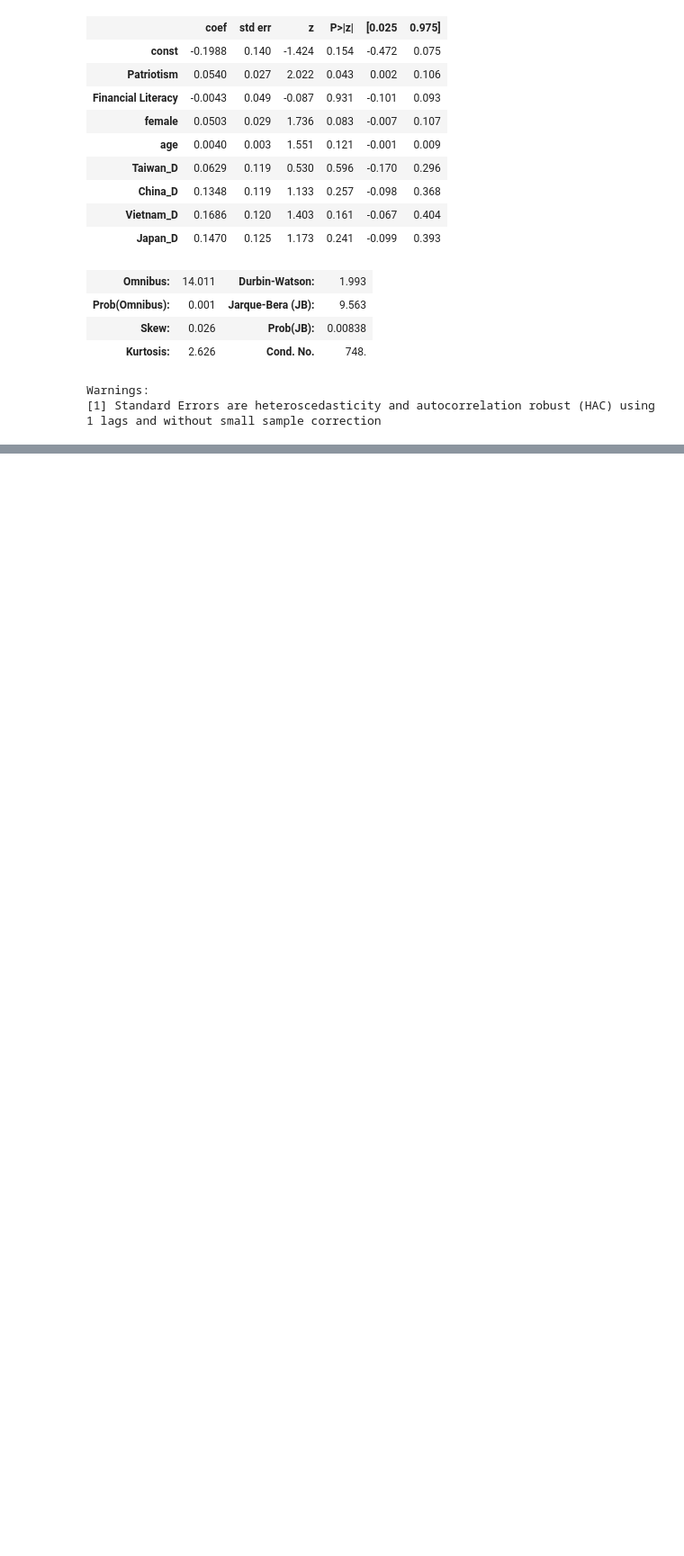
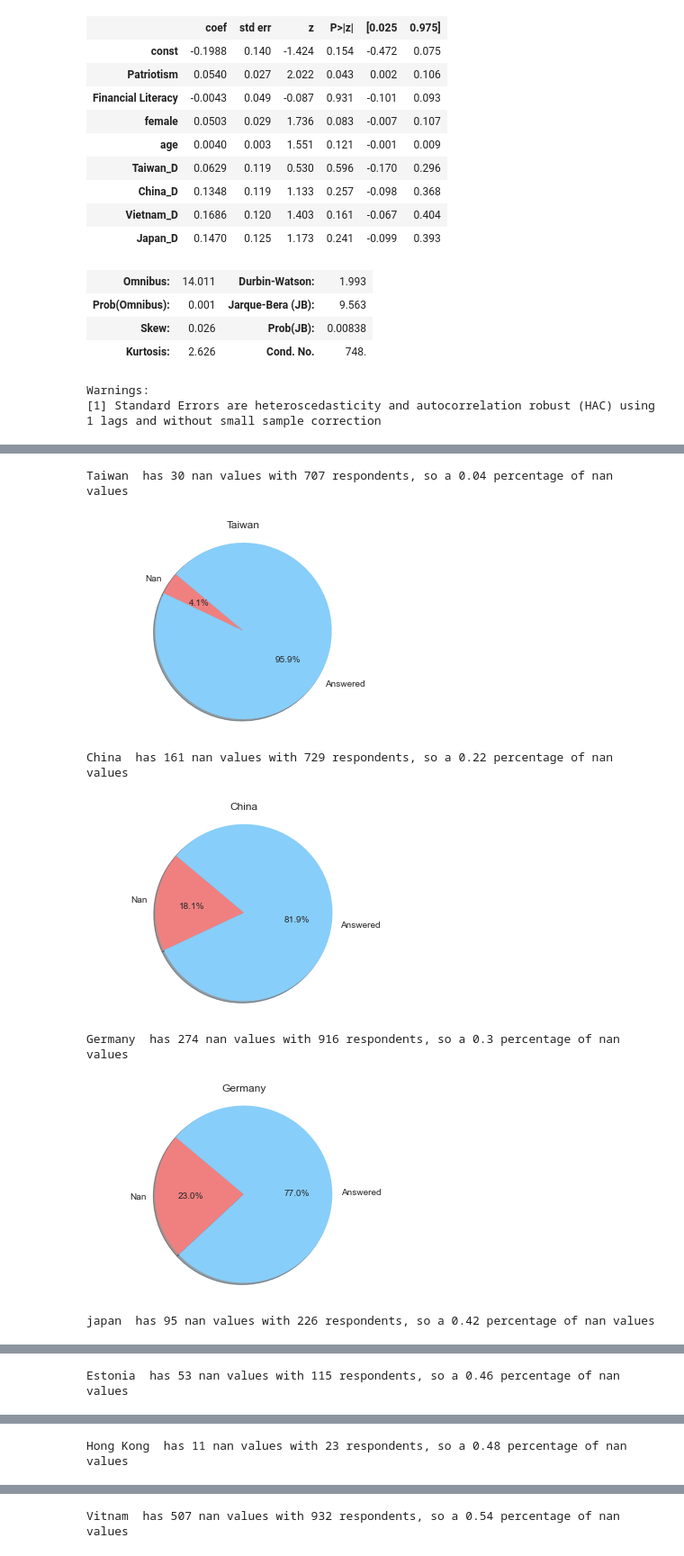
Before and after one commit to hugo2901/Culture-Finance, a Jupyter notebook: Culture Finance.ipynb, the cells around one changed output, grey strips where cells are left out. Shown at 90% size. Saved outputs shown, nothing was run; the diff lists cells and outputs as text; code cells hidden in the pictures; blank space fills up the shorter version.

```diff
--- a/Culture Finance.ipynb
+++ b/Culture Finance.ipynb
@@ -127,0 +135,7 @@ dfr.to_csv('relevantdata.csv')
+# %%
+country_name = []
+country_XP1 = []
+
+for country in df['country'].unique():
+    country_name.append(country)
+    country_XP1.append(df.loc[df['country'] == country]['XP1'])
@@ -127,0 +184,28 @@ dfr.to_csv('relevantdata.csv')
+# %%
+for country in df['country'].unique():
+    country_data = df.loc[df['country'] == country]
+    nan_count = len(np.where(country_data['XFD8'].isnull())[0])
+    resp_sum = len(country_data['XFD8'])
+
+    print(country," has "+str(nan_count)+" nan values with "+str(resp_sum)+" respondents, so a "+str(round(nan_count/resp_sum,2))+" percentage of nan values")
+
+    # Data to plot
+    labels = 'Nan','Answered'
+    sizes = [nan_count, resp_sum]
+    colors = ['lightcoral', 'lightskyblue']
+
+    # Plot
+    plt.title(country)
+    plt.pie(sizes, labels=labels, colors=colors,
+    autopct='%1.1f%%', shadow=True, startangle=140)
+
+    plt.axis('equal')
+    plt.show()
+# %% [output]
+Taiwan  has 30 nan values with 707 respondents, so a 0.04 percentage of nan values
+[figure, added]
+China  has 161 nan values with 729 respondents, so a 0.22 percentage of nan values
+[figure, added]
+Germany  has 274 nan values with 916 respondents, so a 0.3 percentage of nan values
+[figure, added]
+japan  has 95 nan values with 226 respondents, so a 0.42 percentage of nan values
@@ -127,0 +213 @@ dfr.to_csv('relevantdata.csv')
+Estonia  has 53 nan values with 115 respondents, so a 0.46 percentage of nan values
@@ -127,0 +215 @@ dfr.to_csv('relevantdata.csv')
+Hong Kong  has 11 nan values with 23 respondents, so a 0.48 percentage of nan values
@@ -127,0 +217 @@ dfr.to_csv('relevantdata.csv')
+Vitnam  has 507 nan values with 932 respondents, so a 0.54 percentage of nan values
```
Also changed, not shown: parts of 7 cells of this notebook.
